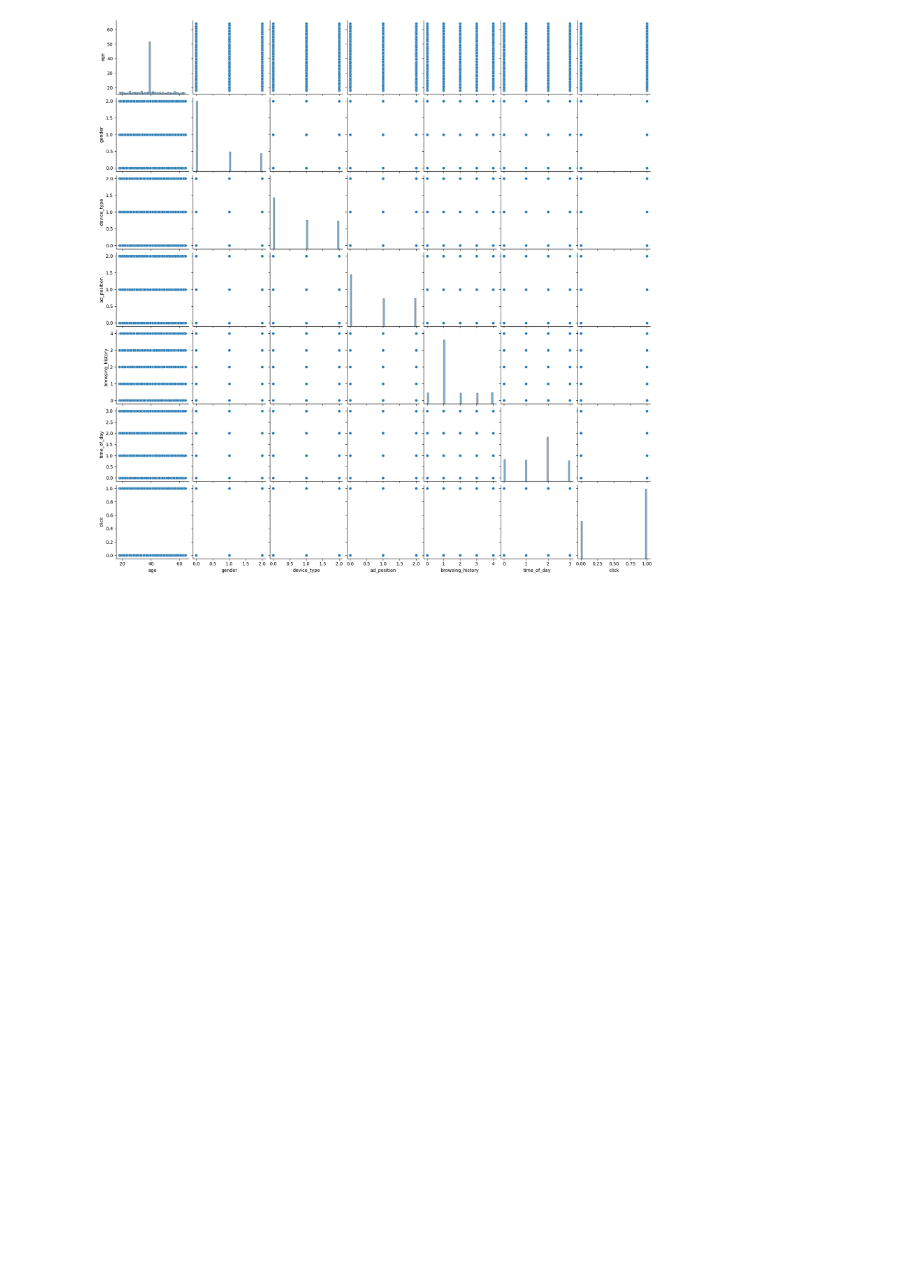
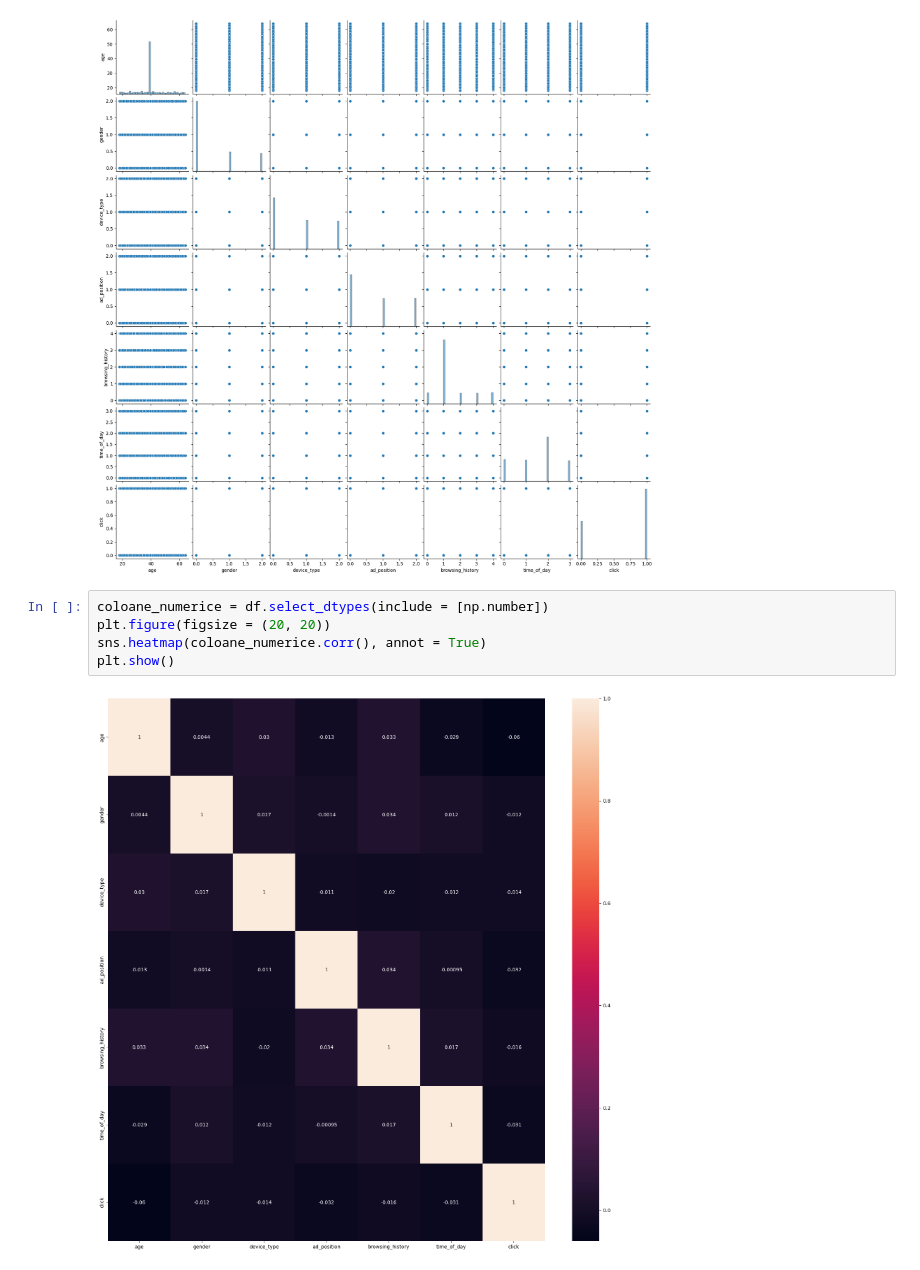
Before and after one commit to devidd22/SimpleMachineLearning, a Jupyter notebook: Proiect12/proiect.ipynb, the cells around one changed output. Cells and saved outputs as stored; diff of their text form; blank space fills up the shorter version.

Commit message:
heatmap

```diff
--- a/Proiect12/proiect.ipynb
+++ b/Proiect12/proiect.ipynb
@@ -277,3 +277,10 @@ sns.pairplot(data = df, plot_kws={'alpha': 0.4}, diag_kws={'alpha': 0.55, 'bins'
 # %% [output]
 <seaborn.axisgrid.PairGrid at 0x...>
 [figure]
+# %%
+coloane_numerice = df.select_dtypes(include = [np.number])
+plt.figure(figsize = (20, 20))
+sns.heatmap(coloane_numerice.corr(), annot = True)
+plt.show()
+# %% [output]
+[figure, added]
```
Also changed, not shown: parts of 4 cells of this notebook, 1 other file.
